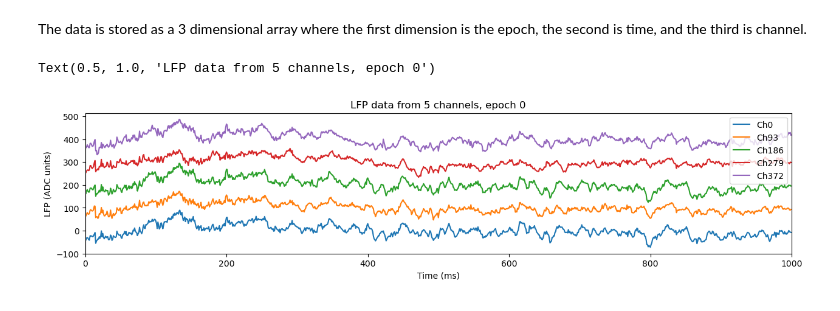
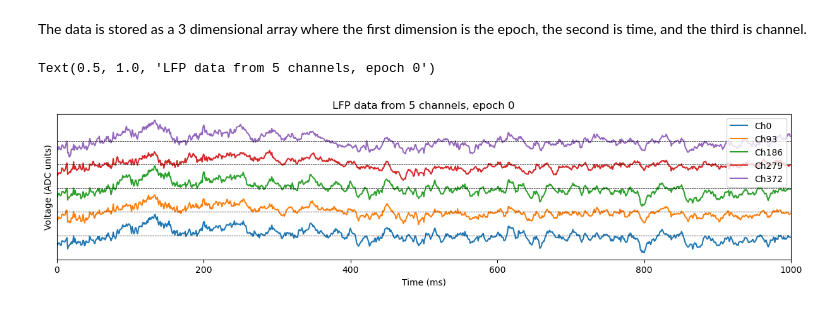
Before and after one commit to dbheadley/mimo_pack, a Jupyter notebook: tutorials/PreprocessLFP.ipynb, the cells around one changed output. Saved outputs shown, nothing was run; the diff lists cells and outputs as text; code cells hidden in the pictures.

```diff
--- a/tutorials/PreprocessLFP.ipynb
+++ b/tutorials/PreprocessLFP.ipynb
@@ -42,9 +42,9 @@ lfp_file = open(lfp_path, 'rb')
 # read the data
 data = np.zeros((len(epoch_offsets), epoch_dur * fs, n_channels), dtype=np.int16)
 for i, offset in enumerate(epoch_offsets[2:]):
-    lfp_file.seek((offset*2)-(500*385))
-    temp = np.fromfile(lfp_file, dtype=np.int16, count=epoch_count)
-    data[i] = temp.reshape((-1, n_channels))
+    lfp_file.seek(offset*2) # move the file pointer to the start of the epoch
+    temp = np.fromfile(lfp_file, dtype=np.int16, count=epoch_count) # read the data
+    data[i] = temp.reshape((-1, n_channels)) # reshape the data into a 2D array
 
 # close the file
 lfp_file.close()
@@ -52,12 +52,16 @@ lfp_file.close()
 The data is stored as a 3 dimensional array where the first dimension is the epoch, the second is time, and the third is channel.
 # %%
 plt.figure(figsize=(15, 3))
-plt.plot((data[0, :, 0::93]-np.mean(data[0, :, 0::93], axis=0))+np.array([0, 100, 200, 300, 400]))
+sig_seps = np.array([0, 100, 200, 300, 400])
+plt.plot((data[0, :, 0::93]-np.mean(data[0, :, 0::93], axis=0))+sig_seps)
+for sep in sig_seps:
+    plt.axhline(sep, color='k', linewidth=0.5, linestyle='--')
 plt.xlim(0, 1000)
 plt.legend(['Ch0', 'Ch93', 'Ch186', 'Ch279', 'Ch372'])
+plt.yticks([])
 plt.xlabel('Time (ms)')
-plt.ylabel('LFP (ADC units)')
+plt.ylabel('Voltage (ADC units)')
 plt.title('LFP data from 5 channels, epoch 0')
 # %% [output]
 Text(0.5, 1.0, 'LFP data from 5 channels, epoch 0')
-[figure, old version]
+[figure, new version]
```
Also changed, not shown: parts of 2 cells of this notebook.
